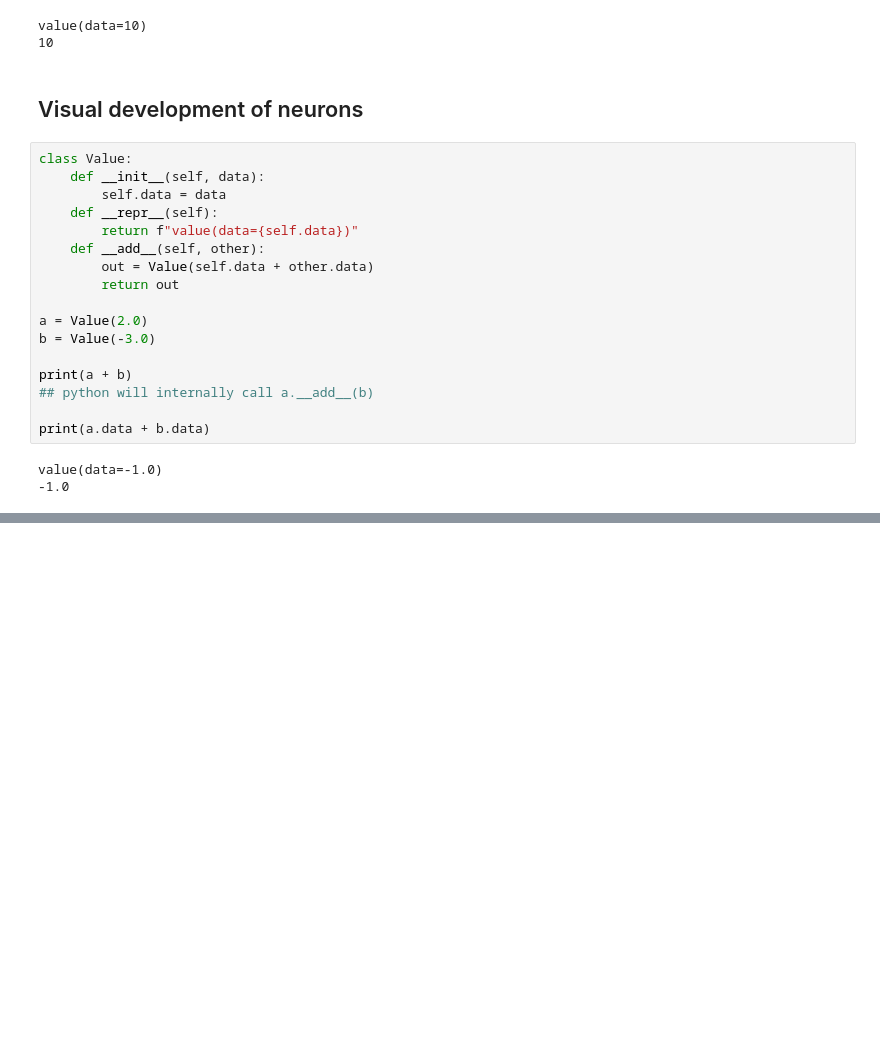
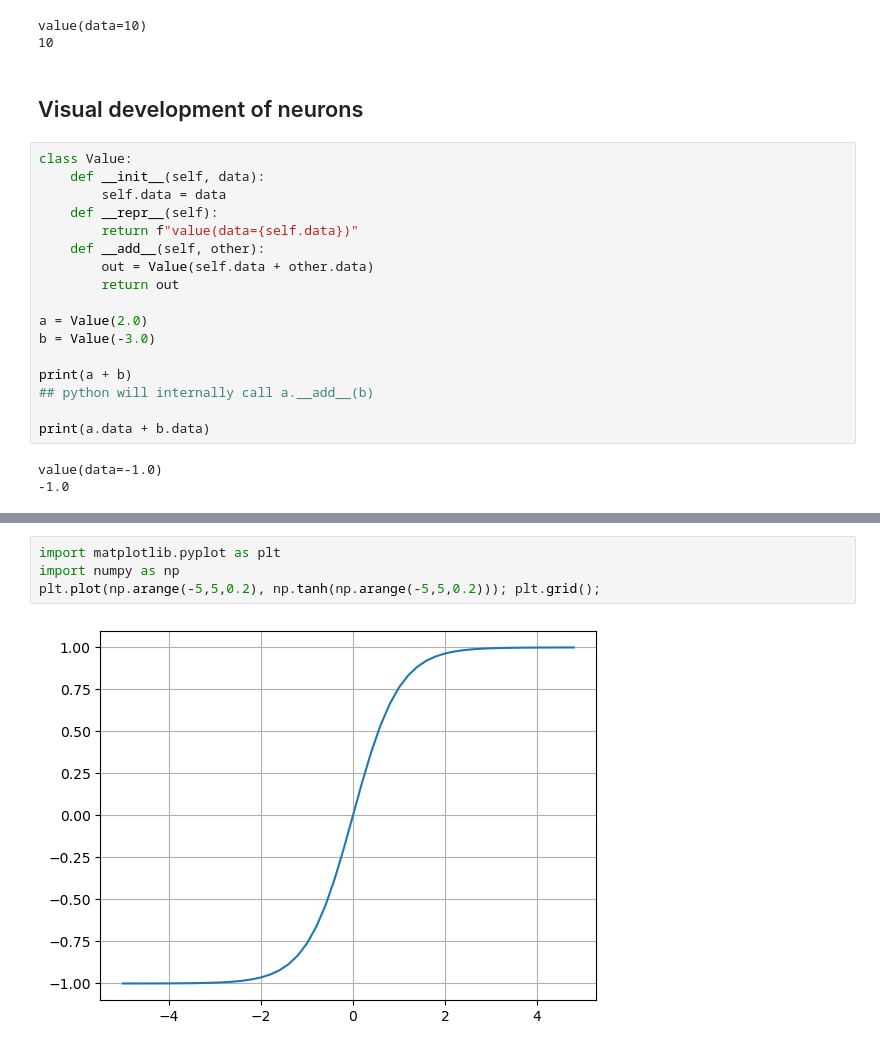
Before and after one commit to vinayvaida27/Transformer, a Jupyter notebook: Building Micrograd.ipynb, the cells around one changed output, grey strips where cells are left out. Drawn from its saved outputs; the diff is of its cells as text; blank space fills up the shorter version.

```diff
--- a/Building Micrograd.ipynb
+++ b/Building Micrograd.ipynb
@@ -528,0 +599,6 @@ wkt, d = c + e
+# %%
+import matplotlib.pyplot as plt
+import numpy as np
+plt.plot(np.arange(-5,5,0.2), np.tanh(np.arange(-5,5,0.2))); plt.grid();
+# %% [output]
+[figure, added]
```
Also changed, not shown: parts of 42 cells of this notebook.
